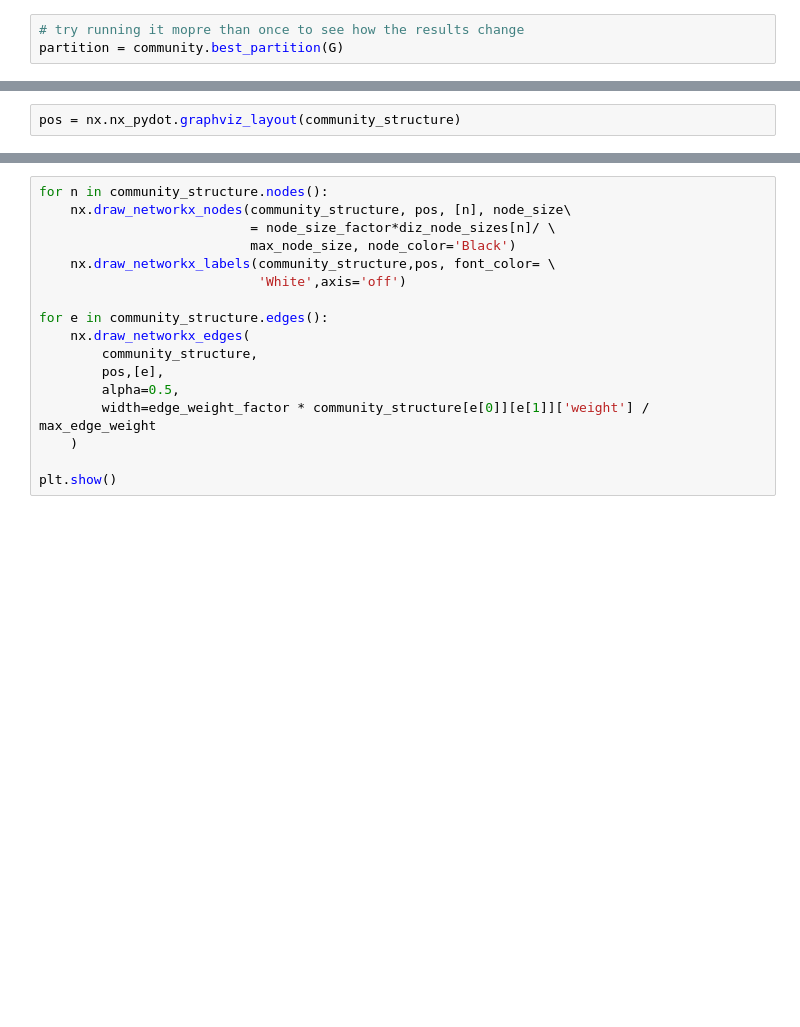
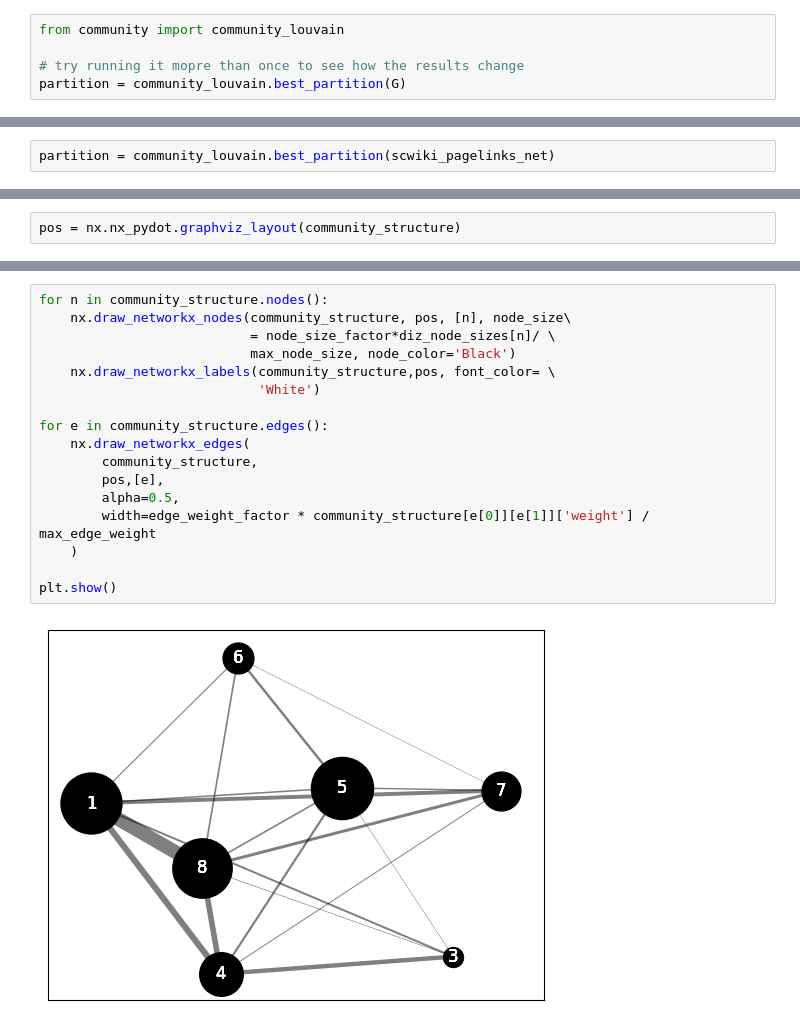
Before and after one commit to ale66/learn-datascience, a Jupyter notebook: week-8/WWW_wikipedia_notebook/www_wikipedia_notebook_solution.ipynb, the cells around one changed output, grey strips where cells are left out. Cells and saved outputs as stored; diff of their text form; blank space fills up the shorter version.

```diff
--- a/week-8/WWW_wikipedia_notebook/www_wikipedia_notebook_solution.ipynb
+++ b/week-8/WWW_wikipedia_notebook/www_wikipedia_notebook_solution.ipynb
@@ -388,8 +445,10 @@ The Leuven algorithm, which we have not yet seen in class, has a random componen
 
 Notice how, since we know what to expect from the Karate Club, we are defaulting on a sort of supervised version of the community detection problem.
 # %%
+from community import community_louvain
+
 # try running it mopre than once to see how the results change
-partition = community.best_partition(G)
+partition = community_louvain.best_partition(G)
 # %%
 
 
@@ -471,5 +552,7 @@ file_titles.close()
 # %% [markdown]
 Let's try to partition the Sardinian Wikipedia network into communities.
+# %%
+partition = community_louvain.best_partition(scwiki_pagelinks_net)
 # %%
 #Generate representative nodes of the community structure
 community_structure = nx.Graph()
@@ -582,17 +681,19 @@ plt.axis('off')
 # %%
 for n in community_structure.nodes():
     nx.draw_networkx_nodes(community_structure, pos, [n], node_size\
                            = node_size_factor*diz_node_sizes[n]/ \
                            max_node_size, node_color='Black')
     nx.draw_networkx_labels(community_structure,pos, font_color= \
-                            'White',axis='off')
+                            'White')
 
 for e in community_structure.edges():
     nx.draw_networkx_edges(
         community_structure,
         pos,[e],
         alpha=0.5,
         width=edge_weight_factor * community_structure[e[0]][e[1]]['weight'] / max_edge_weight
     )
 
 plt.show()
+# %% [output]
+[figure, added]
```
Also changed, not shown: parts of 18 cells of this notebook.
